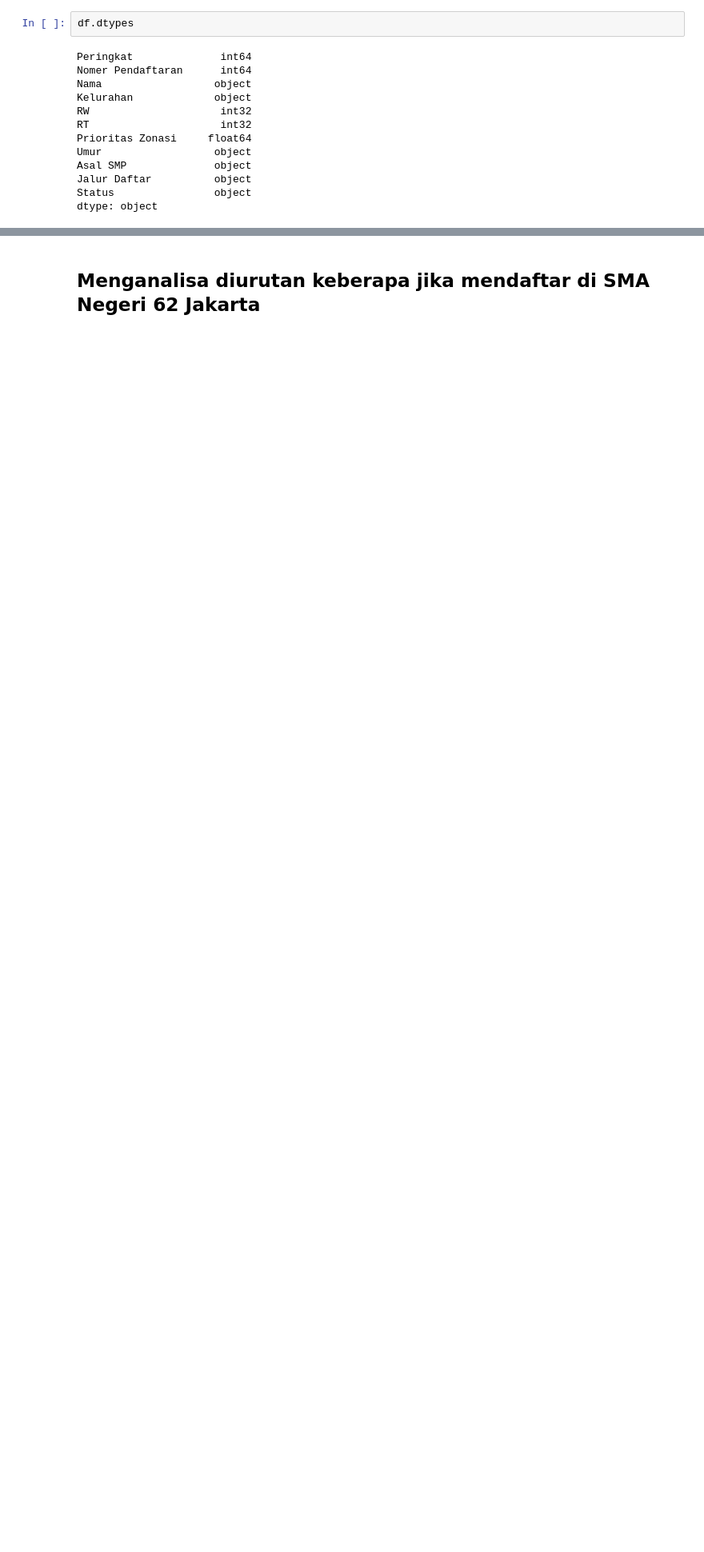
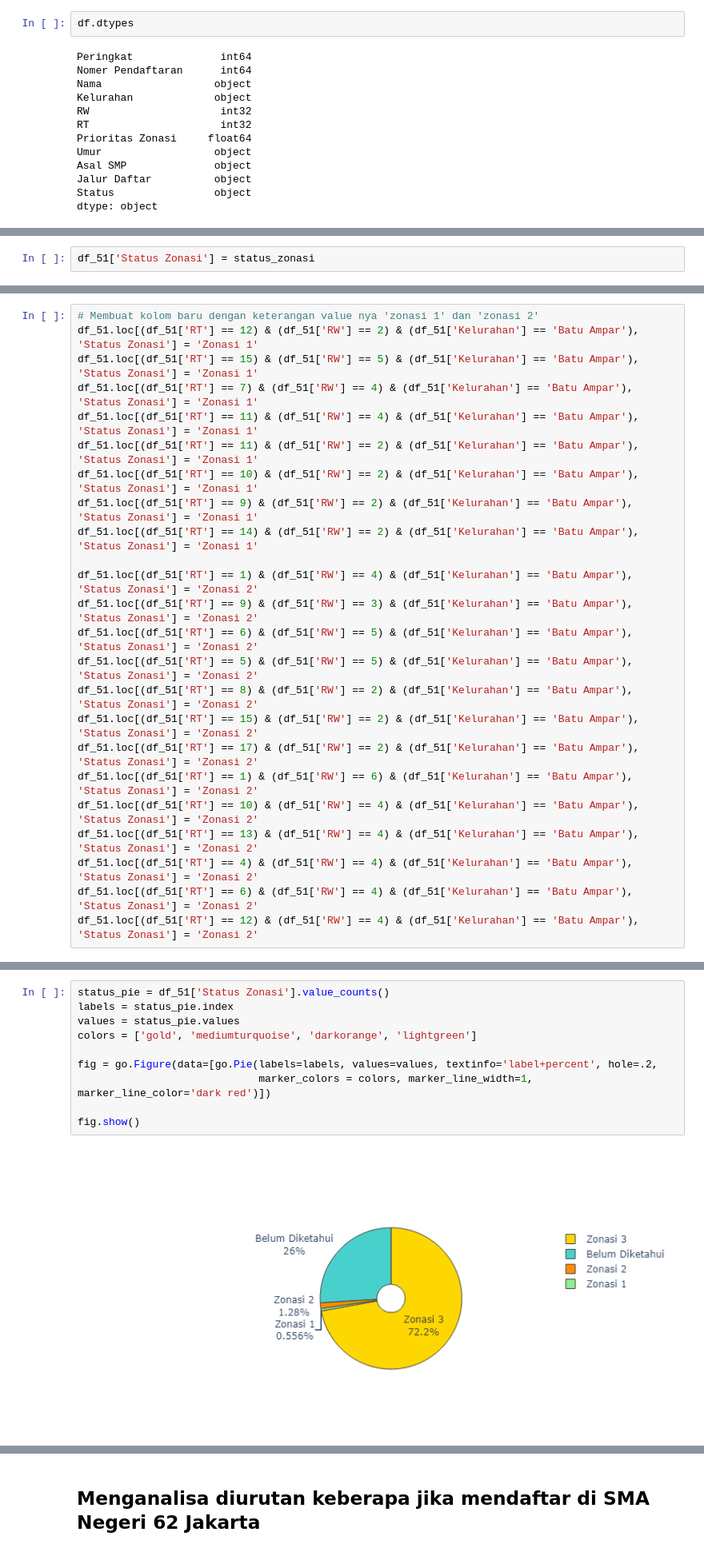
Before and after one commit to linggapratama28/Portfolio, a Jupyter notebook: ppdb-analysis/Analisa PPDB.ipynb, the cells around one changed output, grey strips where cells are left out. Shown at 80% size. Cells and saved outputs as stored; diff of their text form; blank space fills up the shorter version.

```diff
--- a/ppdb-analysis/Analisa PPDB.ipynb
+++ b/ppdb-analysis/Analisa PPDB.ipynb
@@ -293,0 +348,2 @@ dtype: object
+# %%
+df_51['Status Zonasi'] = status_zonasi
@@ -293,0 +480,24 @@ dtype: object
+# %%
+# Membuat kolom baru dengan keterangan value nya 'zonasi 1' dan 'zonasi 2'
+df_51.loc[(df_51['RT'] == 12) & (df_51['RW'] == 2) & (df_51['Kelurahan'] == 'Batu Ampar'), 'Status Zonasi'] = 'Zonasi 1'
+df_51.loc[(df_51['RT'] == 15) & (df_51['RW'] == 5) & (df_51['Kelurahan'] == 'Batu Ampar'), 'Status Zonasi'] = 'Zonasi 1'
+df_51.loc[(df_51['RT'] == 7) & (df_51['RW'] == 4) & (df_51['Kelurahan'] == 'Batu Ampar'), 'Status Zonasi'] = 'Zonasi 1'
+df_51.loc[(df_51['RT'] == 11) & (df_51['RW'] == 4) & (df_51['Kelurahan'] == 'Batu Ampar'), 'Status Zonasi'] = 'Zonasi 1'
+df_51.loc[(df_51['RT'] == 11) & (df_51['RW'] == 2) & (df_51['Kelurahan'] == 'Batu Ampar'), 'Status Zonasi'] = 'Zonasi 1'
+df_51.loc[(df_51['RT'] == 10) & (df_51['RW'] == 2) & (df_51['Kelurahan'] == 'Batu Ampar'), 'Status Zonasi'] = 'Zonasi 1'
+df_51.loc[(df_51['RT'] == 9) & (df_51['RW'] == 2) & (df_51['Kelurahan'] == 'Batu Ampar'), 'Status Zonasi'] = 'Zonasi 1'
+df_51.loc[(df_51['RT'] == 14) & (df_51['RW'] == 2) & (df_51['Kelurahan'] == 'Batu Ampar'), 'Status Zonasi'] = 'Zonasi 1'
+
+df_51.loc[(df_51['RT'] == 1) & (df_51['RW'] == 4) & (df_51['Kelurahan'] == 'Batu Ampar'), 'Status Zonasi'] = 'Zonasi 2'
+df_51.loc[(df_51['RT'] == 9) & (df_51['RW'] == 3) & (df_51['Kelurahan'] == 'Batu Ampar'), 'Status Zonasi'] = 'Zonasi 2'
+df_51.loc[(df_51['RT'] == 6) & (df_51['RW'] == 5) & (df_51['Kelurahan'] == 'Batu Ampar'), 'Status Zonasi'] = 'Zonasi 2'
+df_51.loc[(df_51['RT'] == 5) & (df_51['RW'] == 5) & (df_51['Kelurahan'] == 'Batu Ampar'), 'Status Zonasi'] = 'Zonasi 2'
+df_51.loc[(df_51['RT'] == 8) & (df_51['RW'] == 2) & (df_51['Kelurahan'] == 'Batu Ampar'), 'Status Zonasi'] = 'Zonasi 2'
+df_51.loc[(df_51['RT'] == 15) & (df_51['RW'] == 2) & (df_51['Kelurahan'] == 'Batu Ampar'), 'Status Zonasi'] = 'Zonasi 2'
+df_51.loc[(df_51['RT'] == 17) & (df_51['RW'] == 2) & (df_51['Kelurahan'] == 'Batu Ampar'), 'Status Zonasi'] = 'Zonasi 2'
+df_51.loc[(df_51['RT'] == 1) & (df_51['RW'] == 6) & (df_51['Kelurahan'] == 'Batu Ampar'), 'Status Zonasi'] = 'Zonasi 2'
+df_51.loc[(df_51['RT'] == 10) & (df_51['RW'] == 4) & (df_51['Kelurahan'] == 'Batu Ampar'), 'Status Zonasi'] = 'Zonasi 2'
+df_51.loc[(df_51['RT'] == 13) & (df_51['RW'] == 4) & (df_51['Kelurahan'] == 'Batu Ampar'), 'Status Zonasi'] = 'Zonasi 2'
+df_51.loc[(df_51['RT'] == 4) & (df_51['RW'] == 4) & (df_51['Kelurahan'] == 'Batu Ampar'), 'Status Zonasi'] = 'Zonasi 2'
+df_51.loc[(df_51['RT'] == 6) & (df_51['RW'] == 4) & (df_51['Kelurahan'] == 'Batu Ampar'), 'Status Zonasi'] = 'Zonasi 2'
+df_51.loc[(df_51['RT'] == 12) & (df_51['RW'] == 4) & (df_51['Kelurahan'] == 'Batu Ampar'), 'Status Zonasi'] = 'Zonasi 2'
@@ -319,0 +560,12 @@ df_51.loc[df_51['Nama'].str.contains('Tyas Adira Rahayu Ningsih', case=False)] #
+# %%
+status_pie = df_51['Status Zonasi'].value_counts()
+labels = status_pie.index
+values = status_pie.values
+colors = ['gold', 'mediumturquoise', 'darkorange', 'lightgreen']
+
+fig = go.Figure(data=[go.Pie(labels=labels, values=values, textinfo='label+percent', hole=.2,
+                             marker_colors = colors, marker_line_width=1, marker_line_color='dark red')])
+
+fig.show()
+# %% [output]
+[figure, added]
```
Also changed, not shown: parts of 44 cells of this notebook.
